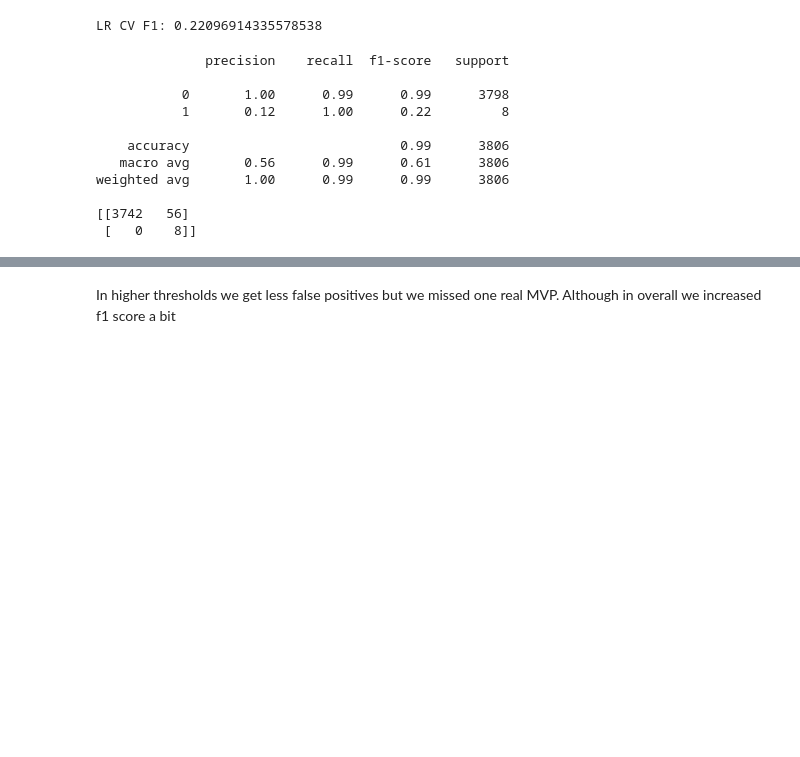
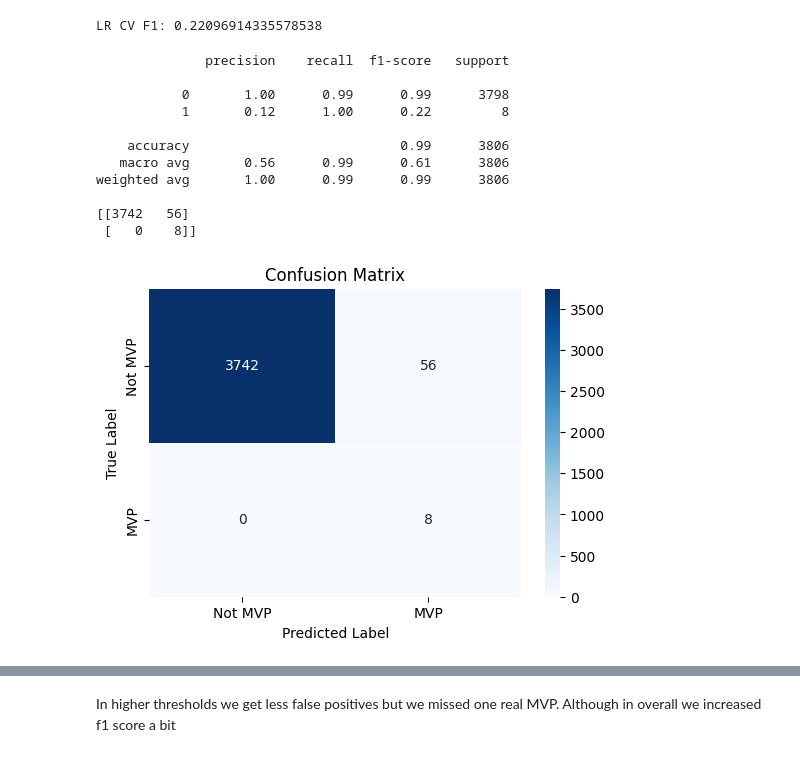
Before and after one commit to mertso13/nba-mvp-prediction, a Jupyter notebook: mvp_prediction.ipynb, the cells around one changed output, grey strips where cells are left out. Drawn from its saved outputs; the diff is of its cells as text; code cells hidden in the pictures; blank space fills up the shorter version.

```diff
--- a/mvp_prediction.ipynb
+++ b/mvp_prediction.ipynb
@@ -96,6 +96,18 @@ def build_lr_pipeline(preprocessor, lr_kwargs=None):
         ('lr', lr),
     ])
 
+def plot_confusion_matrix(y_true, y_pred, title='Confusion Matrix', labels=['Not MVP', 'MVP']):
+    """
+    Plots a confusion matrix using seaborn's heatmap.
+    """
+    cm = confusion_matrix(y_true, y_pred)
+    plt.figure(figsize=(6, 4))
+    sns.heatmap(cm, annot=True, fmt='d', cmap='Blues', xticklabels=labels, yticklabels=labels)
+    plt.xlabel('Predicted Label')
+    plt.ylabel('True Label')
+    plt.title(title)
+    plt.show()
+
 def predict_mvp(season_players_df, stage1_pipe, stage2_pipe, threshold=0.3, top_n=10):
     """
     Predicts the MVP from a DataFrame of players for a season.
@@ -588,20 +679,22 @@ LR CV F1: 0.22096914335578538
 # %%
 lr_pipe.fit(X_train, y_train)
 y_pred = lr_pipe.predict(X_test)
 print(classification_report(y_test, y_pred))
 print(confusion_matrix(y_test, y_pred))
+plot_confusion_matrix(y_test, y_pred)
 # %% [output]
               precision    recall  f1-score   support
 
            0       1.00      0.99      0.99      3798
            1       0.12      1.00      0.22         8
 
     accuracy                           0.99      3806
    macro avg       0.56      0.99      0.61      3806
 weighted avg       1.00      0.99      0.99      3806
 
 [[3742   56]
  [   0    8]]
+[figure, added]
 # %%
 # We're pretty good at predicting not MVPs but this is not because of the model,
 # it's because the dataset is highly imbalanced.
```
Also changed, not shown: parts of 13 cells of this notebook, 3 other files.
